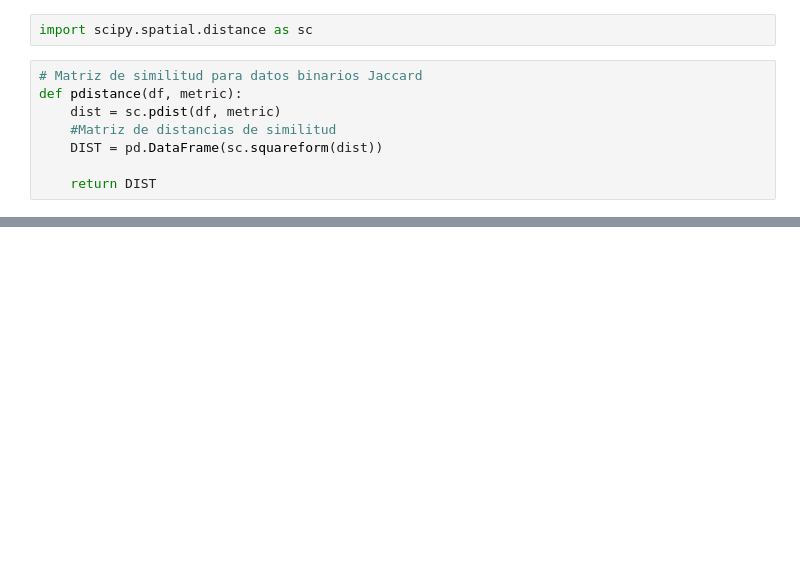
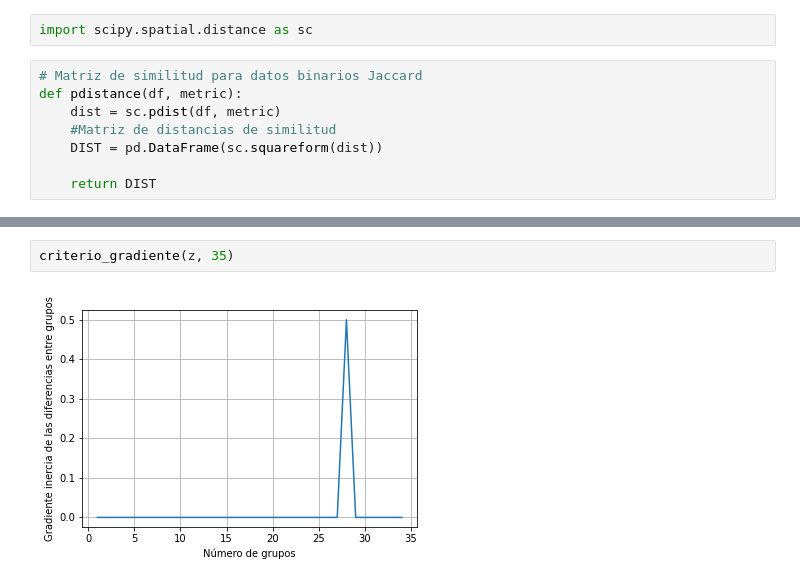
Before and after one commit to MontseOP/Proyecto_CDIN_1, a Jupyter notebook: Code/Proyecto CDIN.ipynb, the cells around one changed output, grey strips where cells are left out. Cells and saved outputs as stored; diff of their text form; blank space fills up the shorter version.

```diff
--- a/Code/Proyecto CDIN.ipynb
+++ b/Code/Proyecto CDIN.ipynb
@@ -191,0 +342,4 @@ gower.gower_matrix(df)
+# %%
+criterio_gradiente(z, 35)
+# %% [output]
+[figure, added]
```
Also changed, not shown: parts of 67 cells of this notebook, 1 other file.
